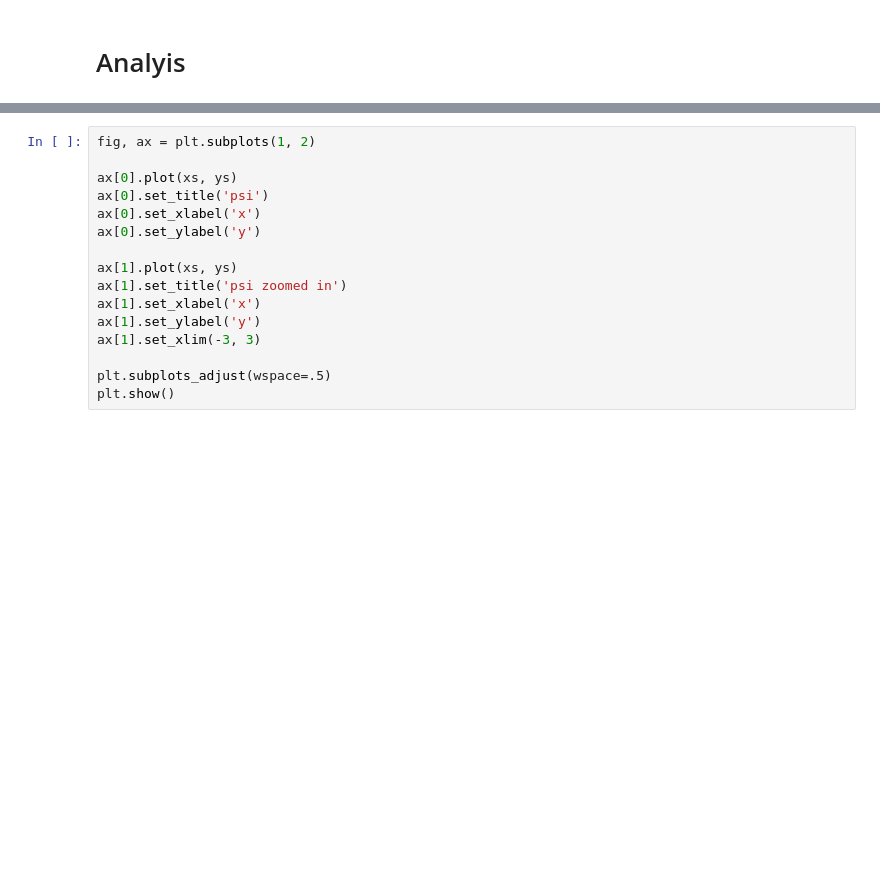
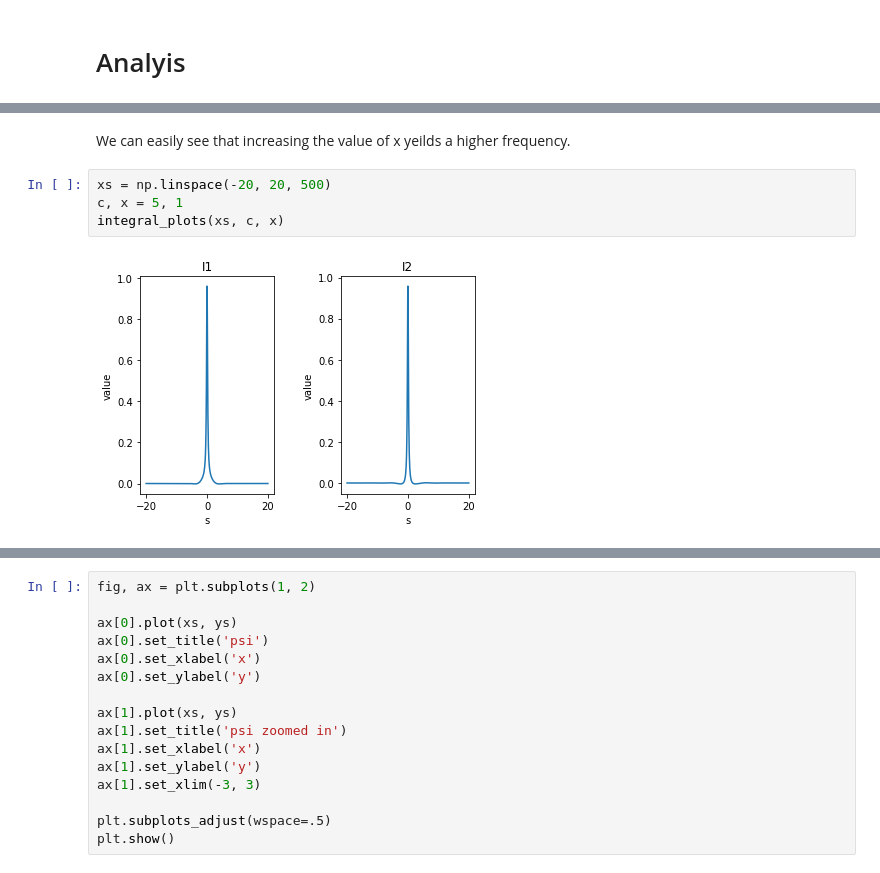
Before and after one commit to VijayStroup/ns-quadrature, a Jupyter notebook: nerve_quadrature.ipynb, the cells around one changed output, grey strips where cells are left out. Cells and saved outputs as stored; diff of their text form; blank space fills up the shorter version.

```diff
--- a/nerve_quadrature.ipynb
+++ b/nerve_quadrature.ipynb
@@ -104,0 +134,8 @@ plt.show()
+# %% [markdown]
+We can easily see that increasing the value of x yeilds a higher frequency.
+# %%
+xs = np.linspace(-20, 20, 500)
+c, x = 5, 1
+integral_plots(xs, c, x)
+# %% [output]
+[figure, added]
```
Also changed, not shown: parts of 16 cells of this notebook.
